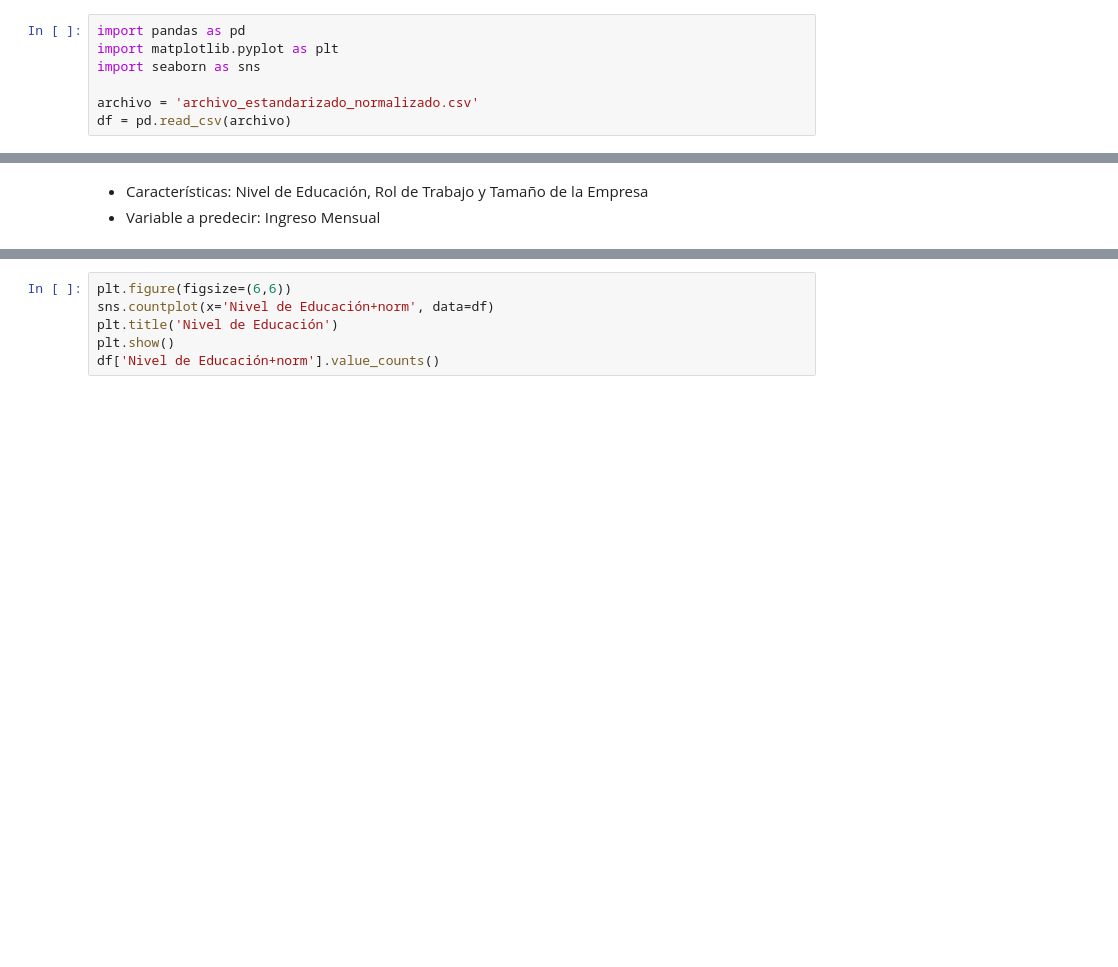
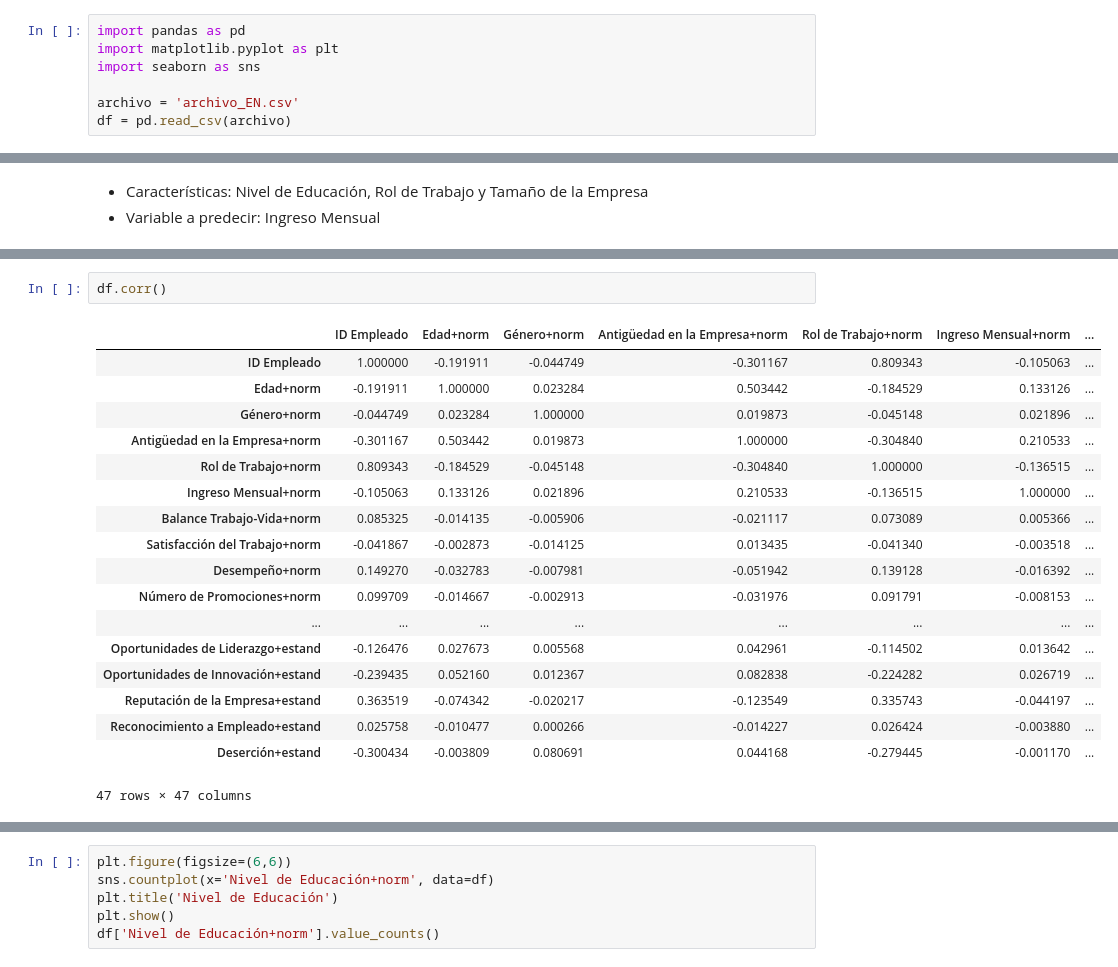
Before and after one commit to equipoPI/EDADesersionEmpleados, a Jupyter notebook: ComparativaAlgoritmos.ipynb, the cells around one changed output, grey strips where cells are left out. Cells and saved outputs as stored; diff of their text form; blank space fills up the shorter version.

```diff
--- a/ComparativaAlgoritmos.ipynb
+++ b/ComparativaAlgoritmos.ipynb
@@ -3,7 +3,7 @@ import pandas as pd
 import matplotlib.pyplot as plt
 import seaborn as sns
 
-archivo = 'archivo_estandarizado_normalizado.csv'
+archivo = 'archivo_EN.csv'
 df = pd.read_csv(archivo)
 # %%
 df.info()
@@ -33,0 +84,21 @@ memory usage: 33.5 MB
+# %%
+df.corr()
+# %% [output]
+|  | ID Empleado | Edad+norm | Género+norm | Antigüedad en la Empresa+norm | Rol de Trabajo+norm | Ingreso Mensual+norm | ... |
+| ID Empleado | 1.000000 | -0.191911 | -0.044749 | -0.301167 | 0.809343 | -0.105063 | ... |
+| Edad+norm | -0.191911 | 1.000000 | 0.023284 | 0.503442 | -0.184529 | 0.133126 | ... |
+| Género+norm | -0.044749 | 0.023284 | 1.000000 | 0.019873 | -0.045148 | 0.021896 | ... |
+| Antigüedad en la Empresa+norm | -0.301167 | 0.503442 | 0.019873 | 1.000000 | -0.304840 | 0.210533 | ... |
+| Rol de Trabajo+norm | 0.809343 | -0.184529 | -0.045148 | -0.304840 | 1.000000 | -0.136515 | ... |
+| Ingreso Mensual+norm | -0.105063 | 0.133126 | 0.021896 | 0.210533 | -0.136515 | 1.000000 | ... |
+| Balance Trabajo-Vida+norm | 0.085325 | -0.014135 | -0.005906 | -0.021117 | 0.073089 | 0.005366 | ... |
+| Satisfacción del Trabajo+norm | -0.041867 | -0.002873 | -0.014125 | 0.013435 | -0.041340 | -0.003518 | ... |
+| Desempeño+norm | 0.149270 | -0.032783 | -0.007981 | -0.051942 | 0.139128 | -0.016392 | ... |
+| Número de Promociones+norm | 0.099709 | -0.014667 | -0.002913 | -0.031976 | 0.091791 | -0.008153 | ... |
+| ... | ... | ... | ... | ... | ... | ... | ... |
+| Oportunidades de Liderazgo+estand | -0.126476 | 0.027673 | 0.005568 | 0.042961 | -0.114502 | 0.013642 | ... |
+| Oportunidades de Innovación+estand | -0.239435 | 0.052160 | 0.012367 | 0.082838 | -0.224282 | 0.026719 | ... |
+| Reputación de la Empresa+estand | 0.363519 | -0.074342 | -0.020217 | -0.123549 | 0.335743 | -0.044197 | ... |
+| Reconocimiento a Empleado+estand | 0.025758 | -0.010477 | 0.000266 | -0.014227 | 0.026424 | -0.003880 | ... |
+| Deserción+estand | -0.300434 | -0.003809 | 0.080691 | 0.044168 | -0.279445 | -0.001170 | ... |
+47 rows × 47 columns
```
Also changed, not shown: parts of 64 cells of this notebook.
